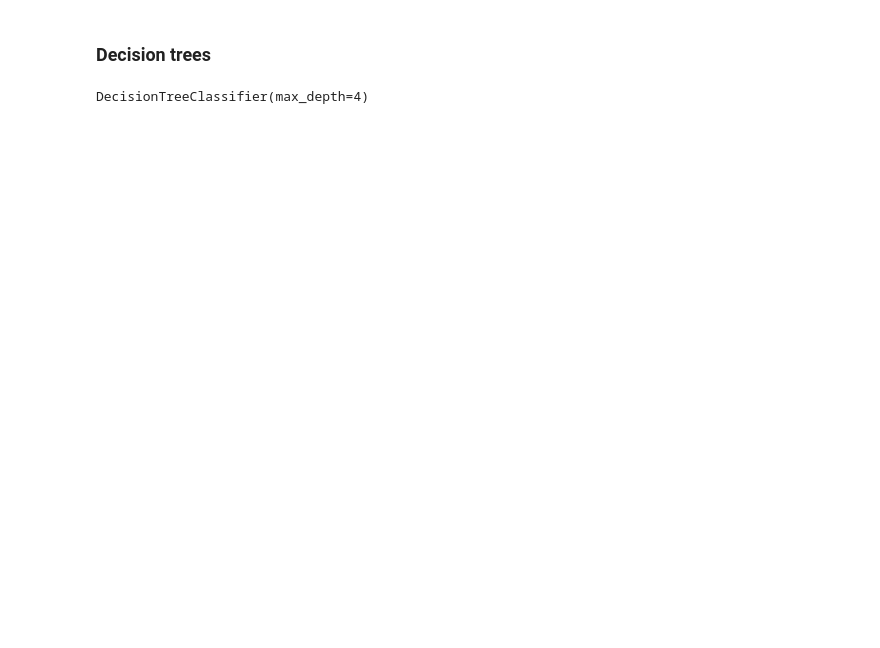
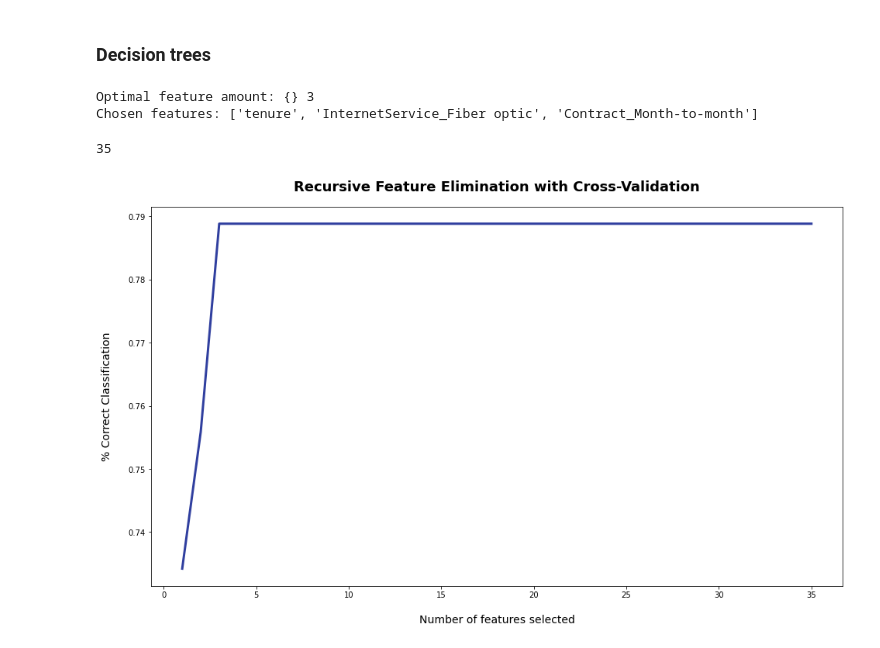
Before and after one commit to Eigilak/big_data, a Jupyter notebook: Projekt.ipynb, the cells around one changed output. Drawn from its saved outputs; the diff is of its cells as text; code cells hidden in the pictures; blank space fills up the shorter version.

```diff
--- a/Projekt.ipynb
+++ b/Projekt.ipynb
@@ -298,20 +305,49 @@ for x in arr:
 (1758,)
+# %%
+maxDepth = 3
 # %% [markdown]
 ### Decision trees
 # %%
-# Training set
+# Evaluation with the RFECV to find the most important the features in regard to accurassy
+# Decision tree Classifier for X
+
+Decision_rfc = DecisionTreeClassifier(max_depth = maxDepth)
+
+
+rfecv = RFECV(estimator=Decision_rfc, step=1, cv=5, scoring='accuracy')
+rfecv.fit(X,y)
+
+#Print results
+print('Optimal feature amount: {}',rfecv.n_features_)
+print('Chosen features:', list(X.columns[rfecv.support_]))
+##print('Importance on chosen features: \n', np.absolute(rfecv.estimator_.coef_))
+len(rfecv.grid_scores_)
+# %% [output]
+Optimal feature amount: {} 3
+Chosen features: ['tenure', 'InternetService_Fiber optic', 'Contract_Month-to-month']
+35
+# %%
+
+
+plt.figure(figsize=(16, 9))
+plt.title('Recursive Feature Elimination with Cross-Validation', fontsize=18, fontweight='bold', pad=20)
+plt.xlabel('Number of features selected', fontsize=14, labelpad=20)
+plt.ylabel('% Correct Classification', fontsize=14, labelpad=20)
+plt.plot(range(1, len(rfecv.grid_scores_) + 1), rfecv.grid_scores_, color='#303F9F', linewidth=3)
+
+plt.show()
+# %% [output]
+[figure, added]
 # %%
 # Fit the model
 # we have played around with the hyperparameter max_depth between the below
 #maxDepth = 2
 #maxDepth = 3
-maxDepth = 4
+maxDepth = 3
 
 dtree = DecisionTreeClassifier(max_depth = maxDepth)
 
 dtree.fit(X_train, y_train)
-# %% [output]
-DecisionTreeClassifier(max_depth=4)
 # %%
 dot_data = export_graphviz(
     dtree,
```
Also changed, not shown: parts of 11 cells of this notebook.
